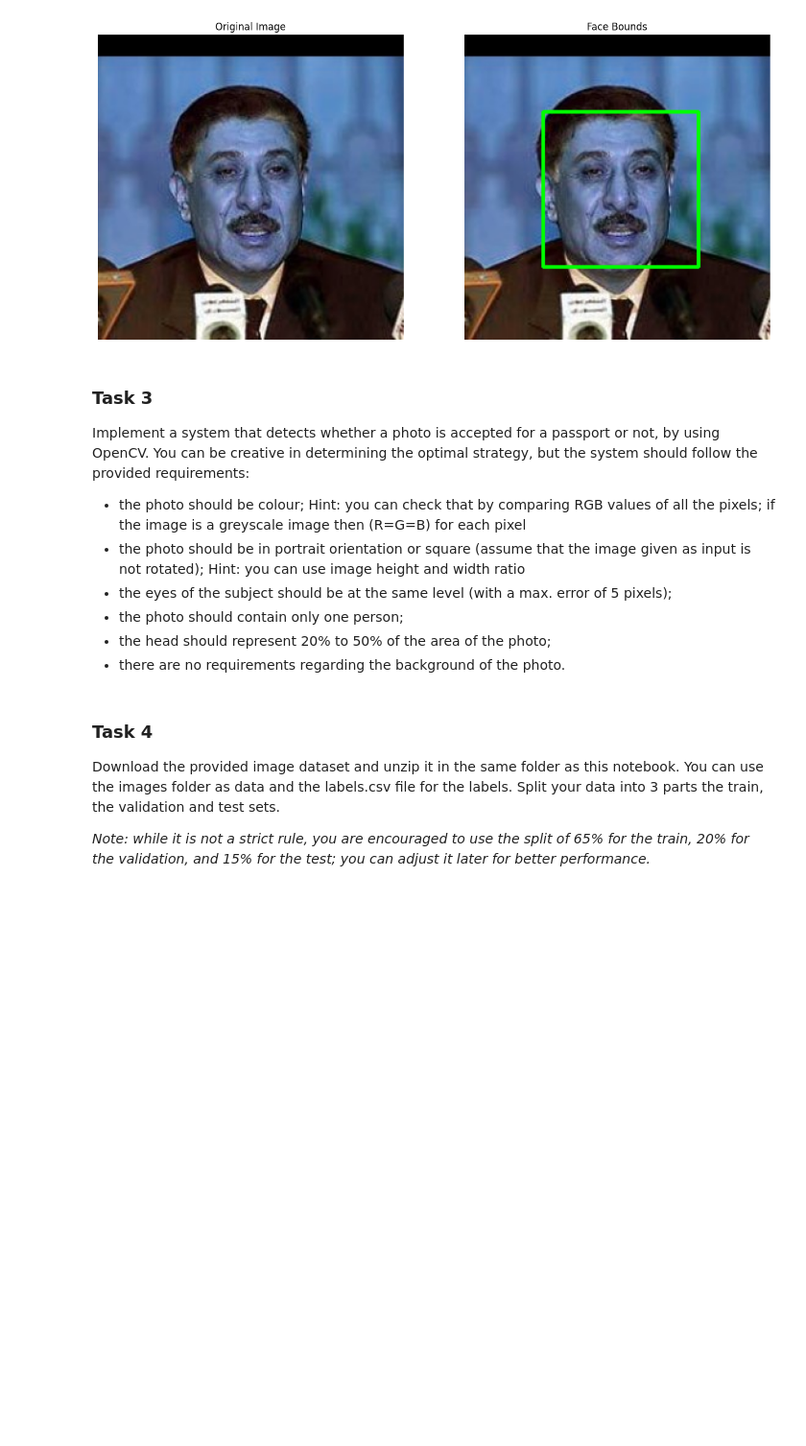
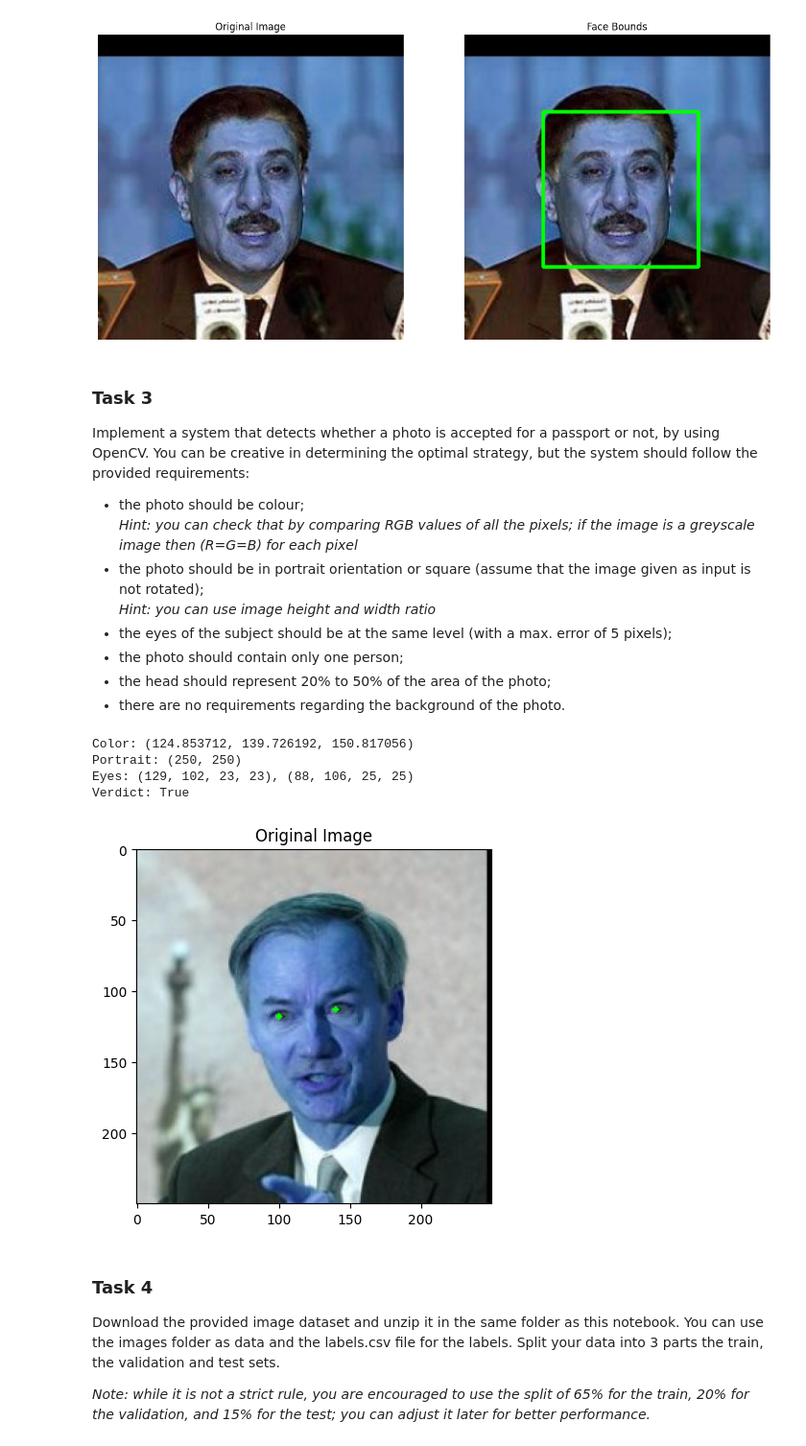
Before and after one commit to muffindud/FIA_Labs, a Jupyter notebook: lab5/main.ipynb, the cells around one changed output. Shown at 96% size. Saved outputs shown, nothing was run; the diff lists cells and outputs as text; code cells hidden in the pictures; blank space fills up the shorter version.

Commit message:
add task3 color, shape and eye check

```diff
--- a/lab5/main.ipynb
+++ b/lab5/main.ipynb
@@ -108,8 +108,8 @@ plt.show()
 ### Task 3
 
 Implement a system that detects whether a photo is accepted for a passport or not, by using OpenCV. You can be creative in determining the optimal strategy, but the system should follow the provided requirements:
-- the photo should be colour; Hint: you can check that by comparing RGB values of all the pixels; if the image is a greyscale image then (R=G=B) for each pixel
-- the photo should be in portrait orientation or square (assume that the image given as input is not rotated); Hint: you can use image height and width ratio
+- the photo should be colour; <br> *Hint: you can check that by comparing RGB values of all the pixels; if the image is a greyscale image then (R=G=B) for each pixel*
+- the photo should be in portrait orientation or square (assume that the image given as input is not rotated); <br> *Hint: you can use image height and width ratio*
 - the eyes of the subject should be at the same level (with a max. error of 5 pixels);
 - the photo should contain only one person;
 - the head should represent 20% to 50% of the area of the photo;
@@ -117,3 +154,50 @@ Implement a system that detects whether a photo is accepted for a passport or no
+# %%
+def check_for_passport(img: cv2.typing.MatLike, debug: bool = False) -> dict:
+    color_check = check_color(img)
+    if not color_check["verdict"] and not debug:
+        return False
+
+    portrait_check = check_portrait(img)
+    if not portrait_check["verdict"] and not debug:
+        return False
+
+    eye_check = check_eyes(img)
+    if not eye_check["verdict"] and not debug:
+        return False
+
+    if debug:
+        print(f"Color: {color_check['rgb']}")
+        print(f"Portrait: {portrait_check['shape']}")
+        print(f"Eyes: {eye_check['eye1']}, {eye_check['eye2']}")
+
+    return {
+        "verdict": color_check["verdict"] and portrait_check["verdict"] and eye_check["verdict"],
+        "color": color_check["rgb"],
+        "portrait": portrait_check["shape"],
+        "eyes": (eye_check["eye1"], eye_check["eye2"])
+    }
+# %%
+debug = True
+original_image_4 = cv2.imread(img_paths[6])
+check = check_for_passport(original_image_4, debug=debug)
+print(f"Verdict: {check["verdict"]}")
+
+plt.title('Original Image')
+plt.axis('off')
+if debug:
+    plt.axis('on')
+    for eye in check["eyes"]:
+        if eye is not None:
+            x, y, w, h = eye
+            cv2.circle(original_image_4, (x + w // 2, y + h // 2), 2, (0, 255, 0), -1)
+plt.imshow(original_image_4)
+plt.show()
+# %% [output]
+Color: (124.853712, 139.726192, 150.817056)
+Portrait: (250, 250)
+Eyes: (129, 102, 23, 23), (88, 106, 25, 25)
+Verdict: True
+[figure, added]
 # %% [markdown]
 ### Task 4
 
```
Also changed, not shown: parts of 3 cells of this notebook.
